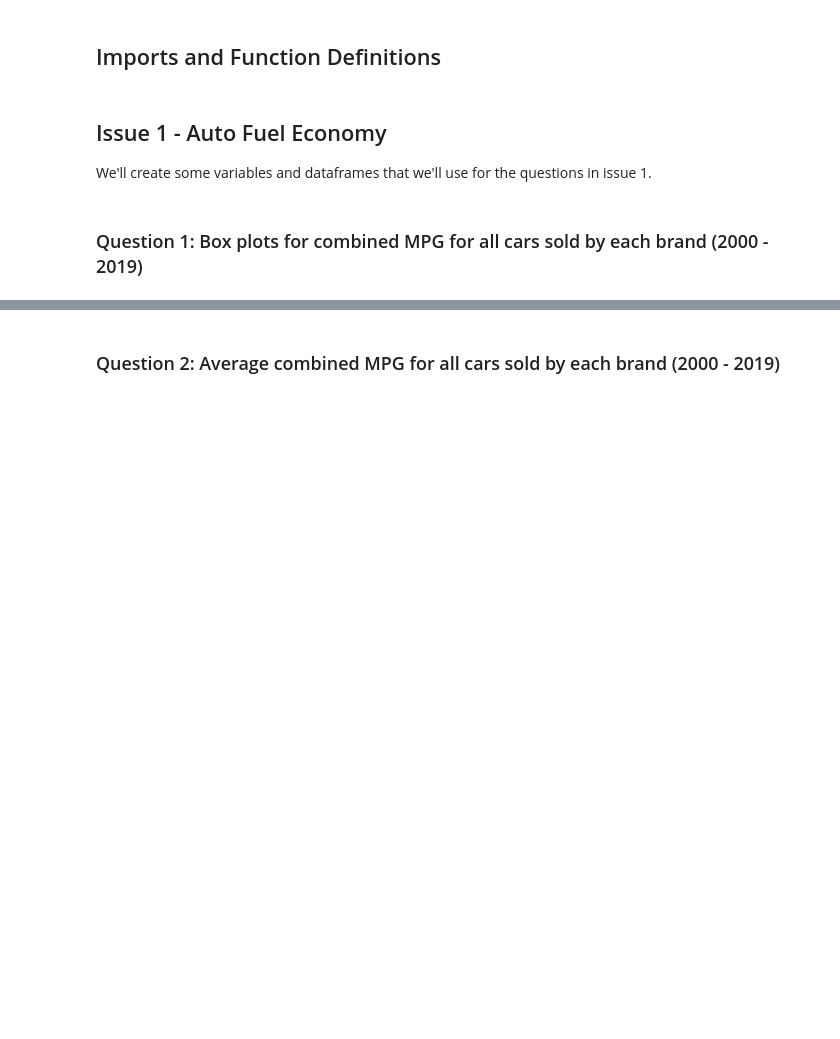
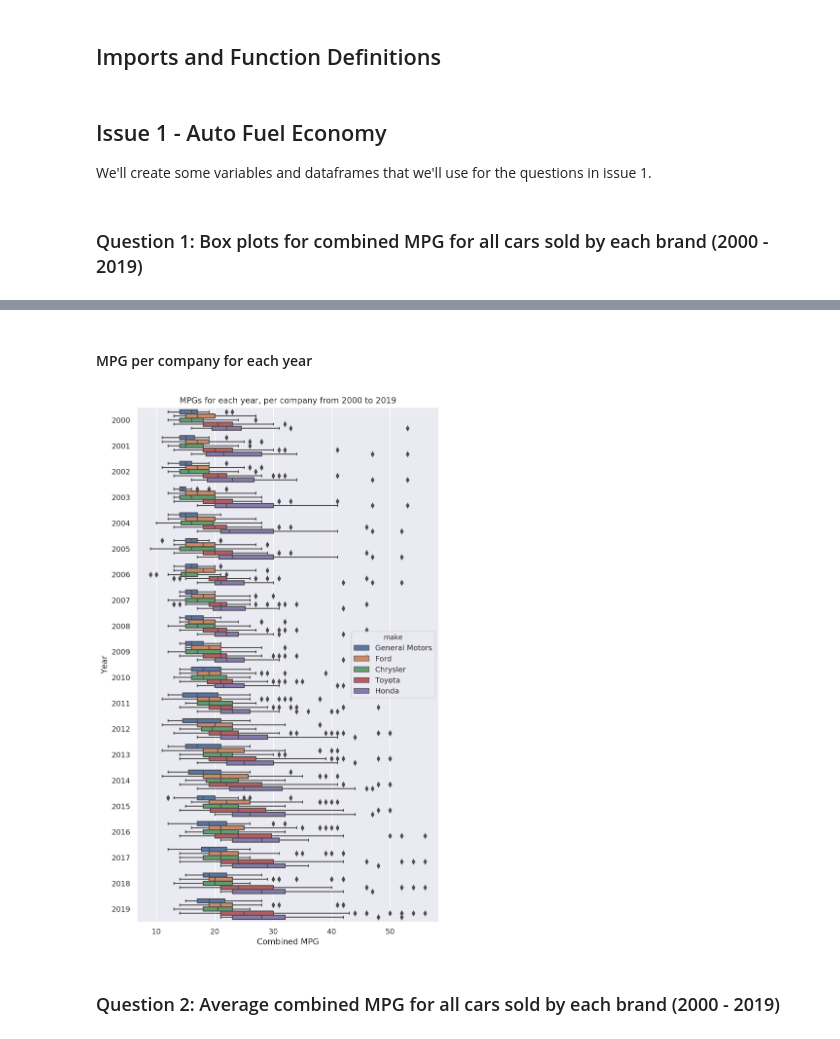
Before and after one commit to mnvsngv/cs696-bigdata, a Jupyter notebook: Assignment 2/Assignment 2.ipynb, the cells around one changed output, grey strips where cells are left out. Saved outputs shown, nothing was run; the diff lists cells and outputs as text; code cells hidden in the pictures; blank space fills up the shorter version.

```diff
--- a/Assignment 2/Assignment 2.ipynb
+++ b/Assignment 2/Assignment 2.ipynb
@@ -70,3 +81,14 @@ for make in brand_makes:
+# %% [markdown]
+#### MPG per company for each year
+# %%
+plot_extra_large_portrait()
+sns.boxplot(x='comb08', y='year', hue='make', data=new_df, orient='h')
+# plt.xticks(rotation=-90)
+plt.xlabel('Combined MPG')
+plt.ylabel('Year')
+plt.title('MPGs for each year, per company from 2000 to 2019');
+# %% [output]
+[figure, added]
 # %% [markdown]
 ### Question 2: Average combined MPG for all cars sold by each brand (2000 - 2019)
 # %%
```
Also changed, not shown: parts of 10 cells of this notebook.
